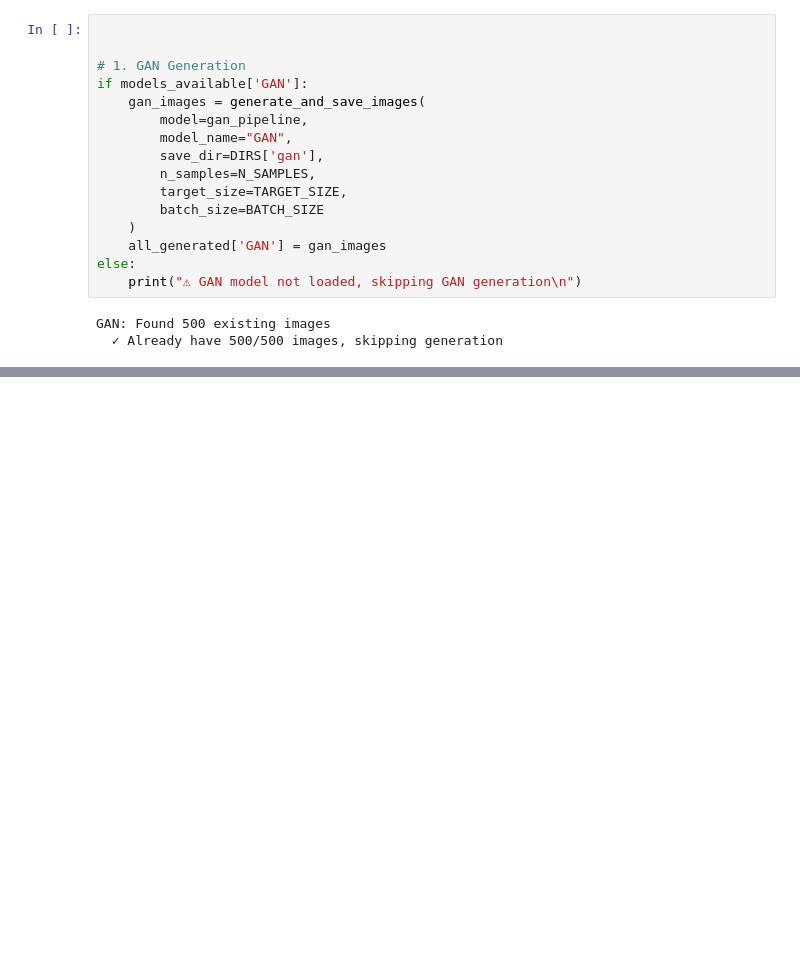
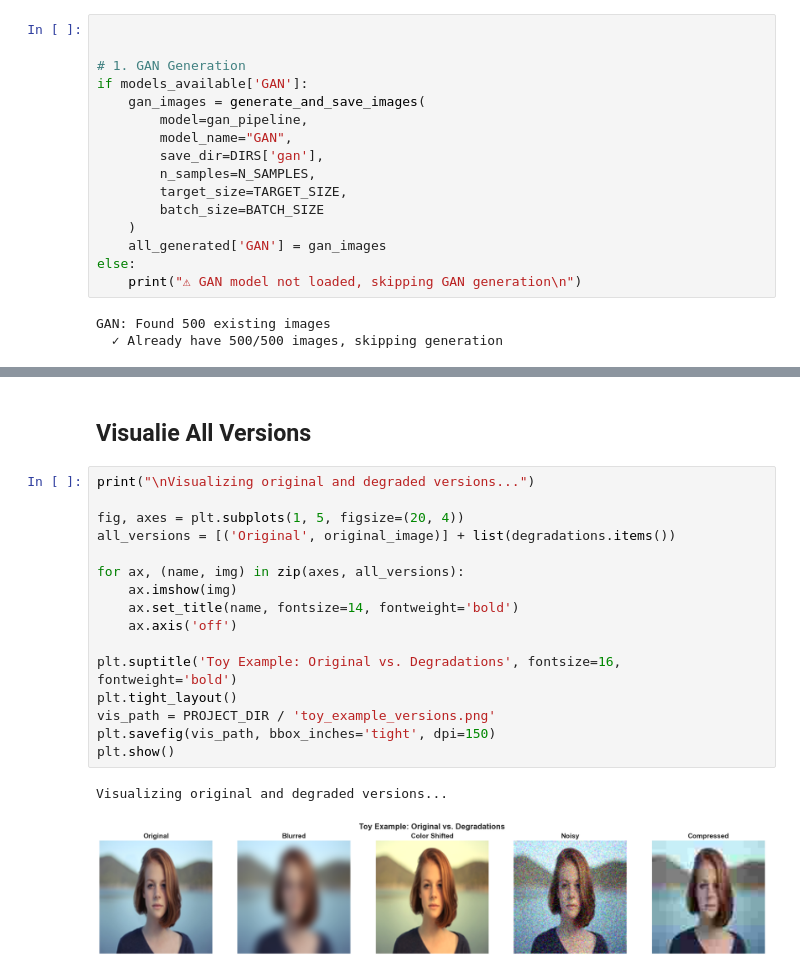
Before and after one commit to mrakelinggar/ai-stuffs, a Jupyter notebook: synthetic_image_eval/Synthetic Image Evaluation.ipynb, the cells around one changed output, grey strips where cells are left out. Saved outputs shown, nothing was run; the diff lists cells and outputs as text; blank space fills up the shorter version.

Commit message:
Synthetic Image Eval - Toy Example

```diff
--- a/synthetic_image_eval/Synthetic Image Evaluation.ipynb
+++ b/synthetic_image_eval/Synthetic Image Evaluation.ipynb
@@ -582,0 +687,21 @@ Diffusion: Generating 244 remaining images...
+# %% [markdown]
+## Visualie All Versions
+# %%
+print("\nVisualizing original and degraded versions...")
+
+fig, axes = plt.subplots(1, 5, figsize=(20, 4))
+all_versions = [('Original', original_image)] + list(degradations.items())
+
+for ax, (name, img) in zip(axes, all_versions):
+    ax.imshow(img)
+    ax.set_title(name, fontsize=14, fontweight='bold')
+    ax.axis('off')
+
+plt.suptitle('Toy Example: Original vs. Degradations', fontsize=16, fontweight='bold')
+plt.tight_layout()
+vis_path = PROJECT_DIR / 'toy_example_versions.png'
+plt.savefig(vis_path, bbox_inches='tight', dpi=150)
+plt.show()
+# %% [output]
+Visualizing original and degraded versions...
+[figure, added]
```
Also changed, not shown: parts of 17 cells of this notebook, 1 other file.
